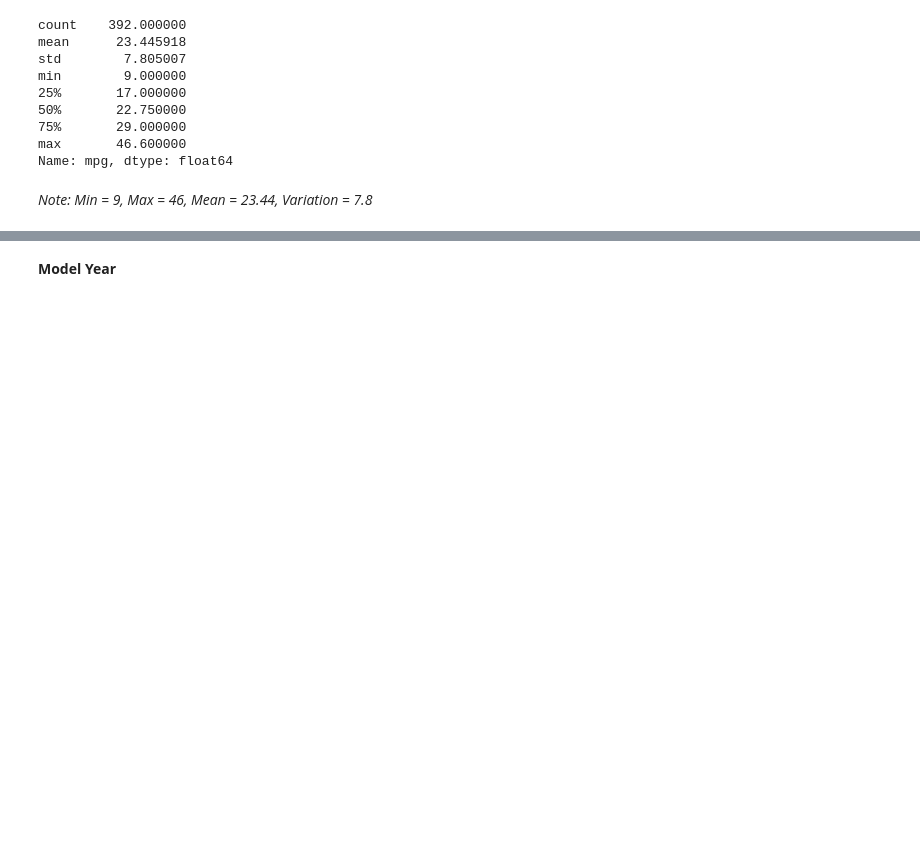
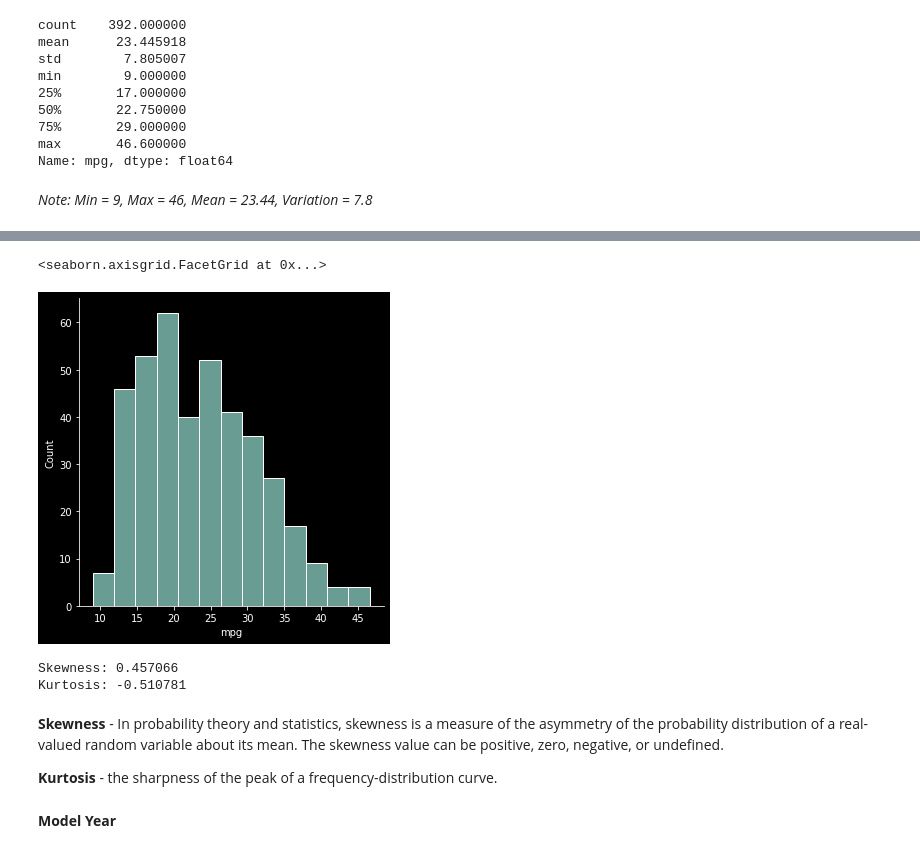
Before and after one commit to samgarcia3/Auto-MPG-Analysis, a Jupyter notebook: Auto_mpg.ipynb, the cells around one changed output, grey strips where cells are left out. Drawn from its saved outputs; the diff is of its cells as text; code cells hidden in the pictures; blank space fills up the shorter version.

```diff
--- a/Auto_mpg.ipynb
+++ b/Auto_mpg.ipynb
@@ -232,3 +232,19 @@ sns.distplot(clean_mpg['mpg'])
+# %%
+sns.displot(clean_mpg['mpg'])
+# %% [output]
+<seaborn.axisgrid.FacetGrid at 0x...>
+[figure, added]
+# %%
+print("Skewness: %f" % clean_mpg['mpg'].skew())
+print("Kurtosis: %f" % clean_mpg['mpg'].kurt())
+# %% [output]
+Skewness: 0.457066
+Kurtosis: -0.510781
+# %% [markdown]
+**Skewness** - In probability theory and statistics, skewness is a measure of the asymmetry of the probability distribution of a real-valued random variable about its mean. The skewness value can be positive, zero, negative, or undefined.
+<br>
+
+**Kurtosis** - the sharpness of the peak of a frequency-distribution curve.
 # %% [markdown]
 
 **Model Year**
```
Also changed, not shown: parts of 1 cell of this notebook.
